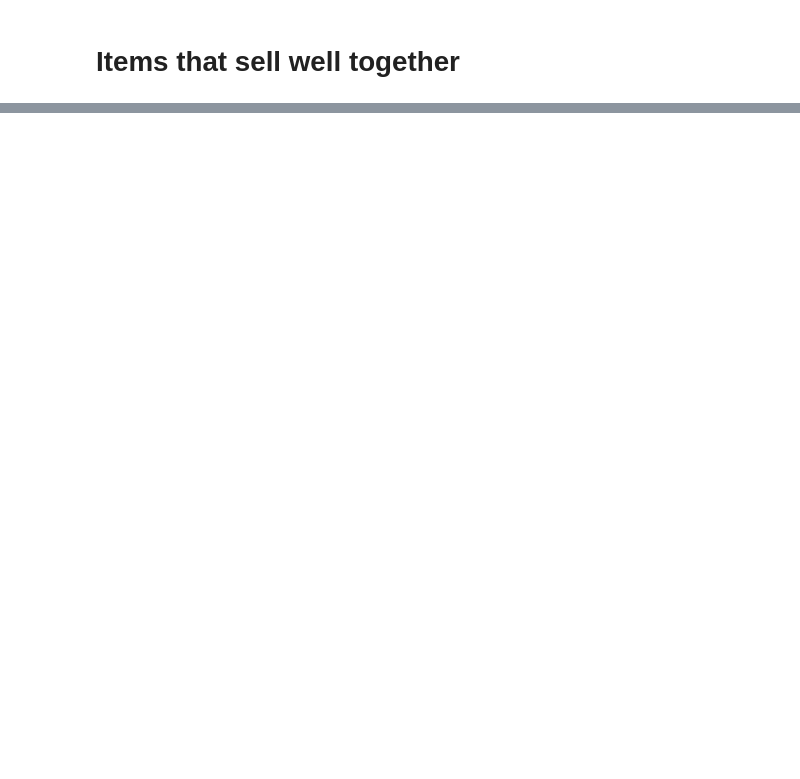
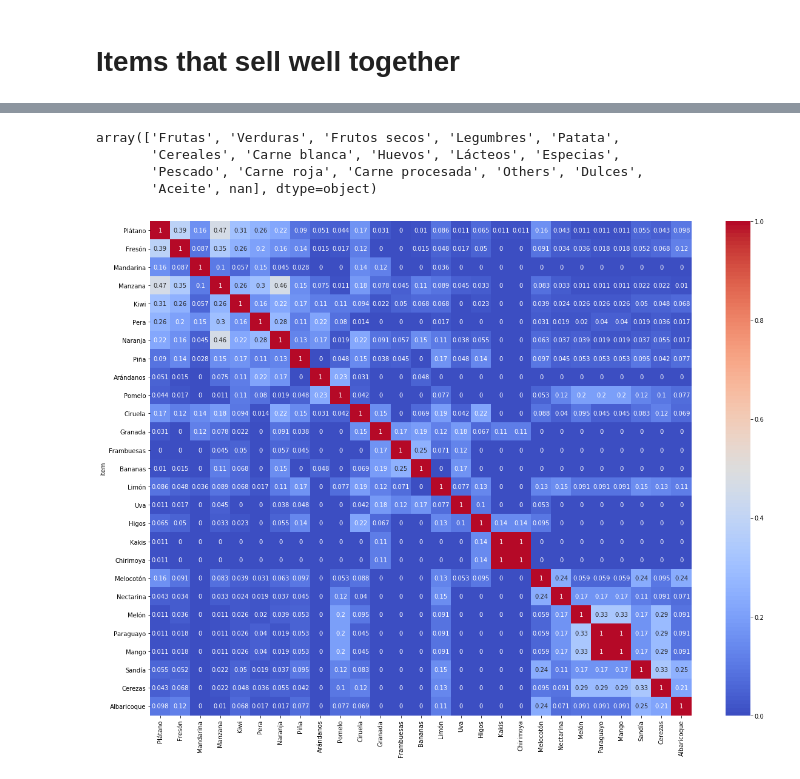
Before and after one commit to adriaferrer/Vimet, a Jupyter notebook: 02. Descriptive statistics/Descriptive _stats_all.ipynb, the cells around one changed output, grey strips where cells are left out. Cells and saved outputs as stored; diff of their text form; code cells hidden in the pictures; blank space fills up the shorter version.

```diff
--- a/02. Descriptive statistics/Descriptive _stats_all.ipynb
+++ b/02. Descriptive statistics/Descriptive _stats_all.ipynb
@@ -63,0 +157,44 @@ plt.show()
+# %%
+items['group_tags'].unique()
+# %% [output]
+array(['Frutas', 'Verduras', 'Frutos secos', 'Legumbres', 'Patata',
+       'Cereales', 'Carne blanca', 'Huevos', 'Lácteos', 'Especias',
+       'Pescado', 'Carne roja', 'Carne procesada', 'Others', 'Dulces',
+       'Aceite', nan], dtype=object)
+# %%
+# We create a Dataframe for the main groups
+frutas_df = items[items['group_tags']=='Frutas']
+verduras_df = items[items['group_tags']=='Verduras']
+# %%
+def food_matrix(df):
+    # We create a list with all the items we have
+    tags = list(df['tags'].unique())
+    # This will be the matrix to store the results
+    matrix = []
+    #We iterate through the list of items
+    for tag_n in tags:
+        row = []
+
+        #We find the id's of the orders where this item appears
+        names_n = list(df[df['tags']==tag_n]['Name'])
+        # For each element, we iterate through all the elements
+        for tag_m in tags:
+
+            #We find the id's of the orders where this second item appears
+            names_m = list(df[df['tags']==tag_m]['Name'])
+            #We calculate the relative frequency of the second item over the times the first item apears
+            value=len(set(names_n).intersection(set(names_m)))/len(set(names_n).union(set(names_m)))
+            row.append(value)
+        matrix.append(row)
+    matrix = pd.DataFrame(matrix, columns=tags)
+    matrix['item'] = tags
+    matrix = matrix.set_index('item')
+    return(matrix)
+# %%
+plt.figure(figsize=(20,15))
+cmap = sns.color_palette("coolwarm", 128)
+sns.heatmap(food_matrix(frutas_df), cmap=cmap, annot=True)
+
+plt.show()
+# %% [output]
+[figure, added]
```
Also changed, not shown: parts of 12 cells of this notebook, 1 other file.
